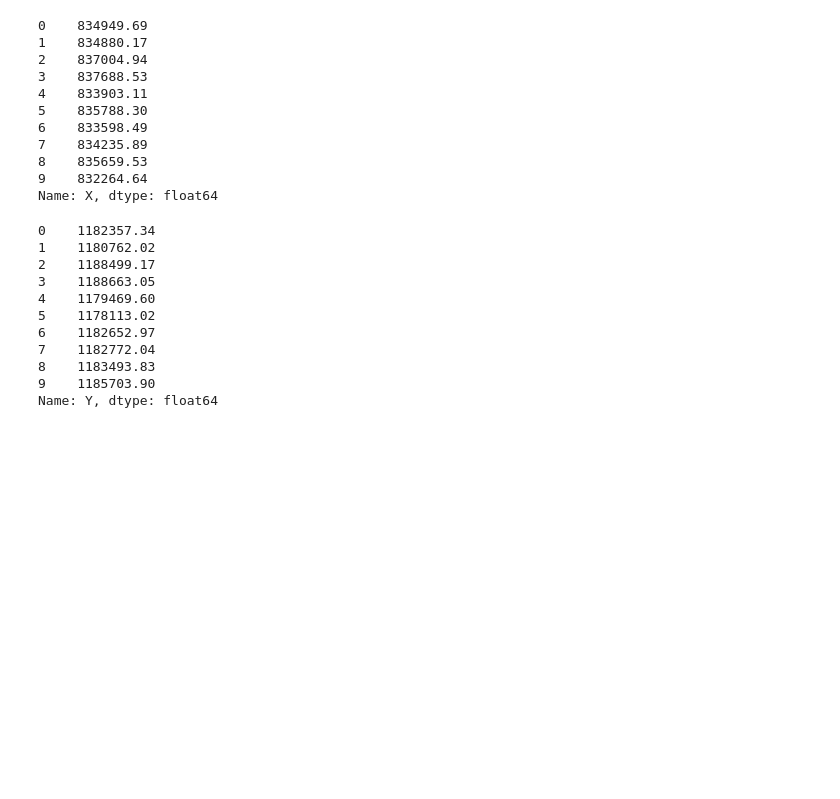
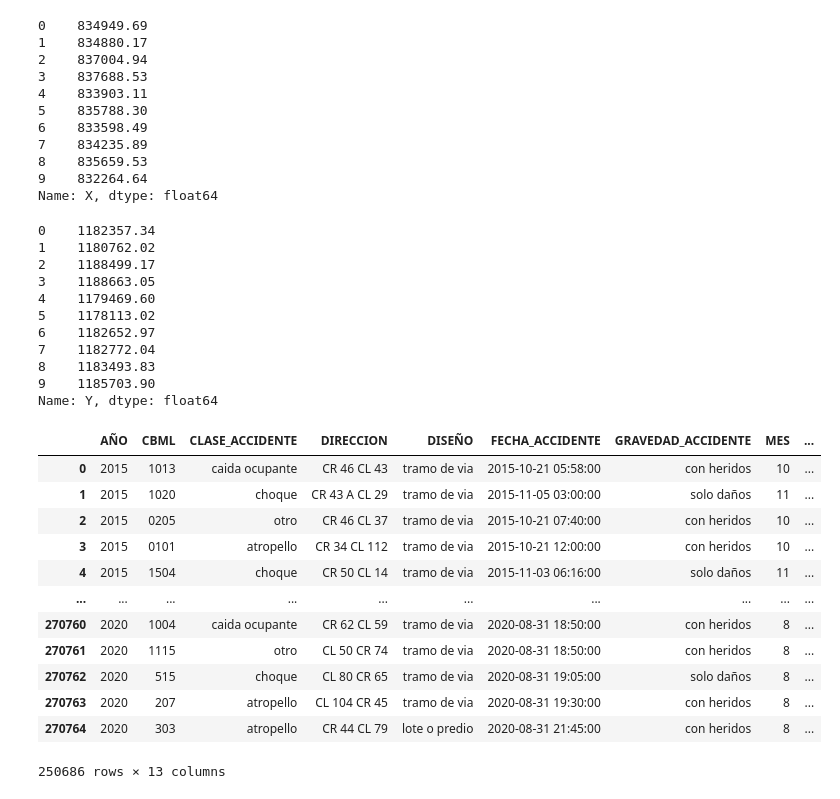
Before and after one commit to joscanoga/prediccion-de-incidentes-viales-en-la-ciudad-de-Medellin, a Jupyter notebook: notebook.ipynb, the cells around one changed output. Cells and saved outputs as stored; diff of their text form; code cells hidden in the pictures; blank space fills up the shorter version.

```diff
--- a/notebook.ipynb
+++ b/notebook.ipynb
@@ -308,3 +315,20 @@ df.drop_duplicates(inplace=True)
 df.drop(labels=["DIRECCION ENCASILLADA","EXPEDIENTE","FECHA_ACCIDENTES","NRO_RADICADO","COMUNA"],axis=1,inplace=True)
 # %%
 df.to_csv("datosLimpios.csv")
+#guardamos los datos en una nueva varible
+data=df.copy()
+df
+# %% [output]
+|  | AÑO | CBML | CLASE_ACCIDENTE | DIRECCION | DISEÑO | FECHA_ACCIDENTE | GRAVEDAD_ACCIDENTE | MES | ... |
+| 0 | 2015 | 1013 | caida ocupante | CR 46 CL 43 | tramo de via | 2015-10-21 05:58:00 | con heridos | 10 | ... |
+| 1 | 2015 | 1020 | choque | CR 43 A CL 29 | tramo de via | 2015-11-05 03:00:00 | solo daños | 11 | ... |
+| 2 | 2015 | 0205 | otro | CR 46 CL 37 | tramo de via | 2015-10-21 07:40:00 | con heridos | 10 | ... |
+| 3 | 2015 | 0101 | atropello | CR 34 CL 112 | tramo de via | 2015-10-21 12:00:00 | con heridos | 10 | ... |
+| 4 | 2015 | 1504 | choque | CR 50 CL 14 | tramo de via | 2015-11-03 06:16:00 | solo daños | 11 | ... |
+| ... | ... | ... | ... | ... | ... | ... | ... | ... | ... |
+| 270760 | 2020 | 1004 | caida ocupante | CR 62 CL 59 | tramo de via | 2020-08-31 18:50:00 | con heridos | 8 | ... |
+| 270761 | 2020 | 1115 | otro | CL 50 CR 74 | tramo de via | 2020-08-31 18:50:00 | con heridos | 8 | ... |
+| 270762 | 2020 | 515 | choque | CL 80 CR 65 | tramo de via | 2020-08-31 19:05:00 | solo daños | 8 | ... |
+| 270763 | 2020 | 207 | atropello | CL 104 CR 45 | tramo de via | 2020-08-31 19:30:00 | con heridos | 8 | ... |
+| 270764 | 2020 | 303 | atropello | CR 44 CL 79 | lote o predio | 2020-08-31 21:45:00 | con heridos | 8 | ... |
+250686 rows × 13 columns
```
Also changed, not shown: parts of 18 cells of this notebook.
